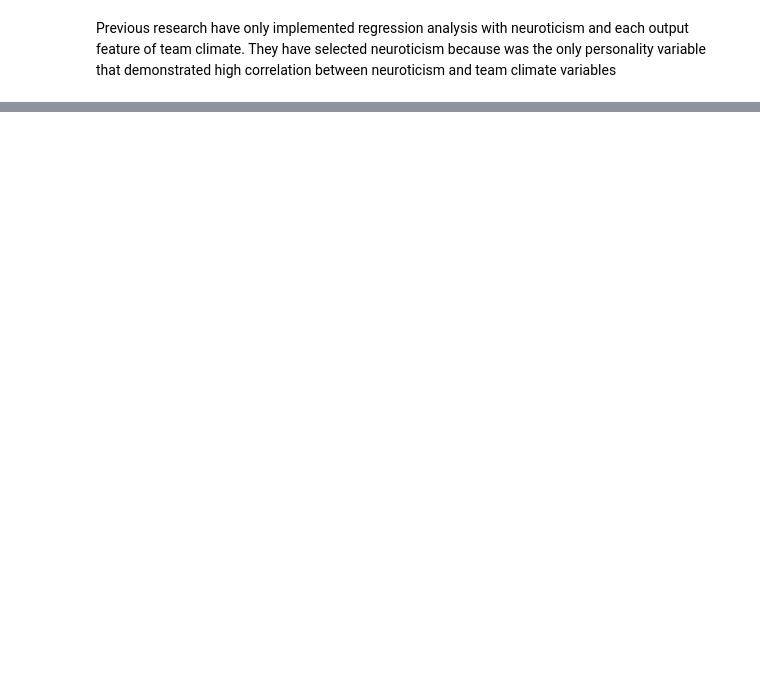
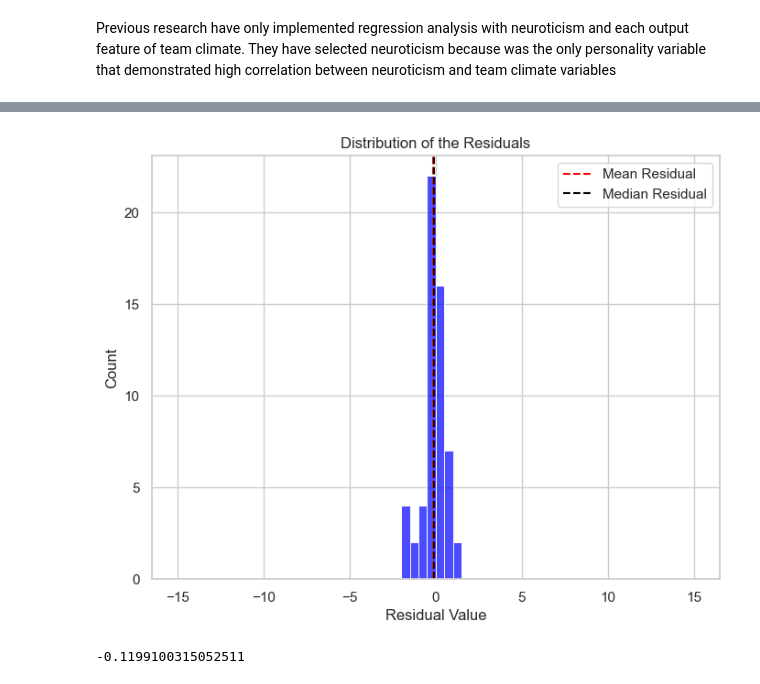
Before and after one commit to moon1201/PersonalityAndTeamClimate, a Jupyter notebook: LinearRegression.ipynb, the cells around one changed output, grey strips where cells are left out. Drawn from its saved outputs; the diff is of its cells as text; code cells hidden in the pictures; blank space fills up the shorter version.

```diff
--- a/LinearRegression.ipynb
+++ b/LinearRegression.ipynb
@@ -49,0 +146,32 @@ Train score: 0.7713680491141732
+# %%
+# Set plot style
+sns.set(style='whitegrid')
+
+# Create histogram
+plt.figure(figsize=(8, 6))
+sns.histplot(results['residual'], bins=np.arange(-15, 15.5, 0.5), color='blue', alpha=0.7)
+
+# Add vertical lines for mean and median
+mean_residual = results['residual'].mean()
+median_residual = results['residual'].median()
+plt.axvline(x=mean_residual, color='red', linestyle='--', label='Mean Residual')
+plt.axvline(x=median_residual, color='black', linestyle='--', label='Median Residual')
+
+# Set plot title and labels
+plt.title('Distribution of the Residuals')
+plt.xlabel('Residual Value')
+plt.ylabel('Count')
+
+# Add legend
+plt.legend()
+
+# Show the plot
+plt.show()
+# %% [output]
+[figure, added]
+# %%
+# Calculate residual mean
+residual_mean = results['residual'].mean()
+residual_mean
+# %% [output]
+-0.1199100315052511
```
Also changed, not shown: parts of 10 cells of this notebook, 17 other files.
